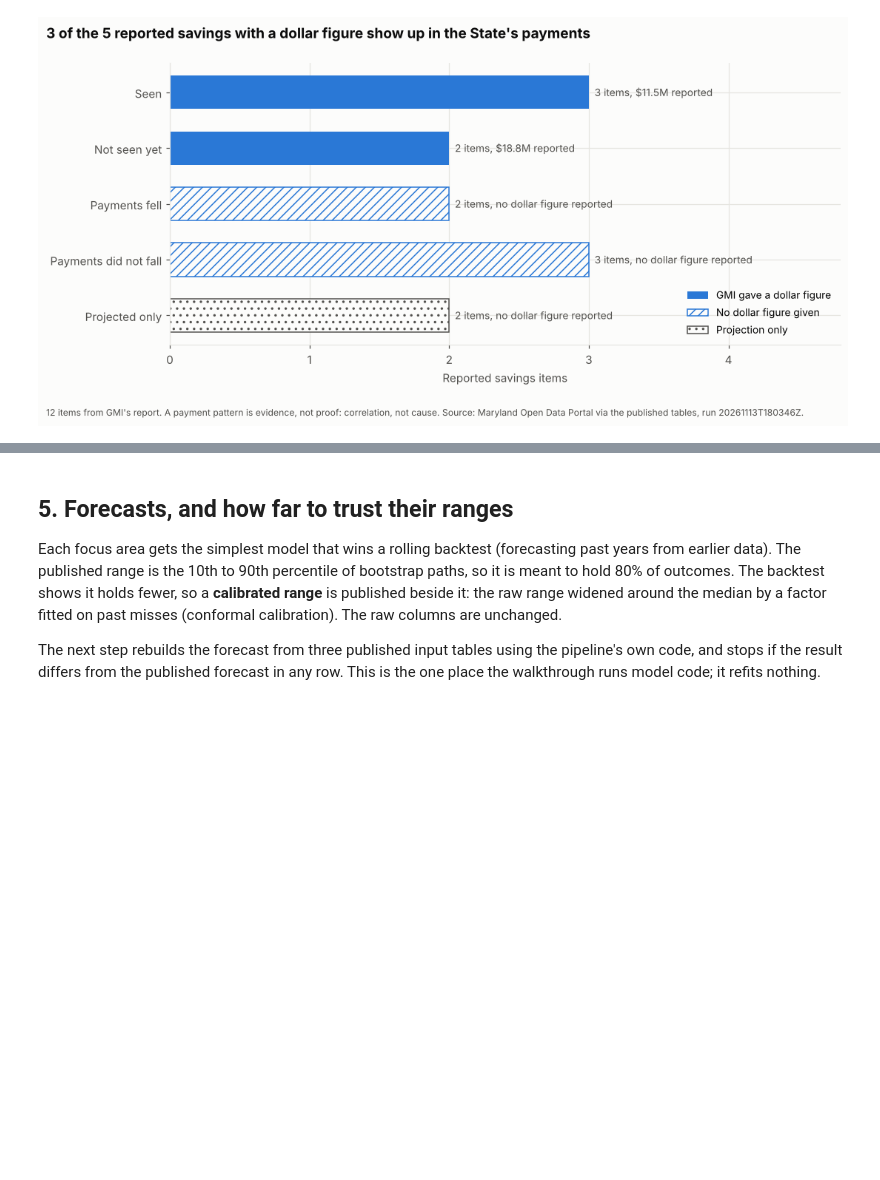
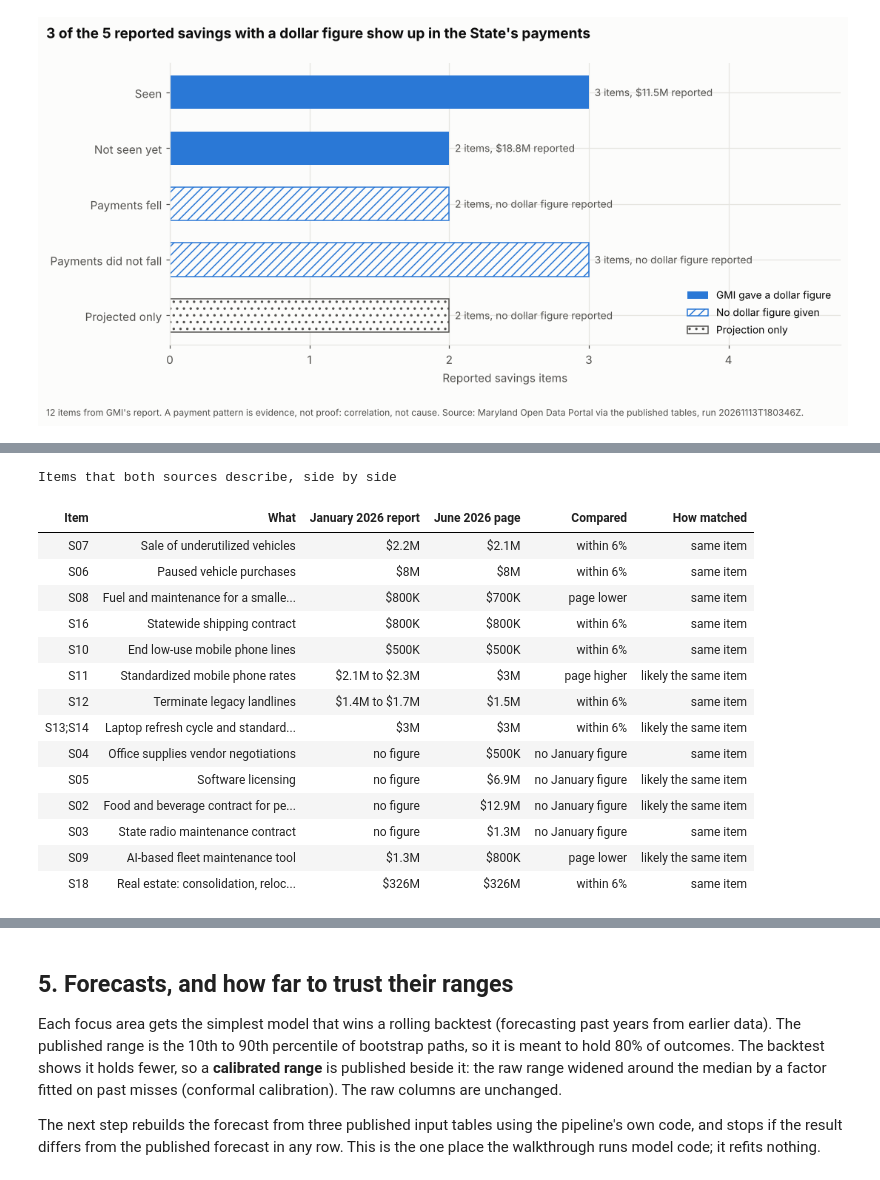
Before and after one commit to EVO3-Ecosystem/gmi-savings-tracker-v3, a Jupyter notebook: notebooks/walkthrough.ipynb, the cells around one changed output, grey strips where cells are left out. Cells and saved outputs as stored; diff of their text form; code cells hidden in the pictures; blank space fills up the shorter version.

```diff
--- a/notebooks/walkthrough.ipynb
+++ b/notebooks/walkthrough.ipynb
@@ -198,0 +207,16 @@ Each reported savings item and the matching payments
+# %%
+cl, cmp = V.claims_view()
+srcs = cl.drop_duplicates("source_id")[["source_title", "as_of", "retrieved", "url"]].copy()
+srcs["link"] = [f'<a href="{u}">{u}</a>' for u in srcs.url]
+srcs = srcs[["source_title", "as_of", "retrieved", "link"]]
+srcs.columns = ["Source", "Status as of", "Retrieved", "Link"]
+display(V.table(srcs, "The sources of reported savings figures, and their dates"))
+jan_saved = cl[(cl.source_id == "JCR_2026_01") & cl.basis.str.contains("Saved in FY2026")].amount_low.sum()
+page_total = cl[cl.claim_id == "GOVPAGE_2026_06-G00"].amount_low.iloc[0]
+head = pd.DataFrame([
+    ("January 26, 2026 report", "Saved in FY2026 (the items it describes as saved)", jan_saved, "The report's own FY2026 total; yearly savings under way or projected are not added."),
+    ("Governor's page (as of June 2026)", "Implemented actions to save", page_total, "The page broadened the goal to a variety of fund sources and does not split one-time from yearly savings."),
+], columns=["Source", "What it counts", "Amount", "Note"])
+display(V.table(head, "The two headline totals", money=["Amount"]))
+display(Markdown("The totals are different counts, not rival measurements of one thing, and **the tracker has verified neither**: payments can speak to only some items (section 4). "
+                 "This page therefore quotes both, each with its source, and does not choose between them."))
@@ -198,0 +234,37 @@ Each reported savings item and the matching payments
+# %%
+def amt(lo, hi):
+    if pd.isna(lo):
+        return "no figure"
+    return money(lo) if lo == hi else f"{money(lo)} to {money(hi)}"
+cmp2 = cmp.assign(
+    january=[amt(a, b) for a, b in zip(cmp.january_low, cmp.january_high)],
+    page=[money(x) for x in cmp.page_amount],
+    gap=[("no January figure" if pd.isna(lo) else ("within 6%" if abs(p - (lo + hi) / 2) < 0.06 * p else ("page higher" if p > (lo + hi) / 2 else "page lower"))) for lo, hi, p in zip(cmp.january_low, cmp.january_high, cmp.page_amount)],
+)
+cmp2["match"] = cmp2.mapping.map(lambda m: "likely the same item" if "likely" in m else "same item")
+view = cmp2[["saving_id", "item", "january", "page", "gap", "match"]]
+view.columns = ["Item", "What", "January 2026 report", "June 2026 page", "Compared", "How matched"]
+display(V.table(view, "Items that both sources describe, side by side"))
+lev = cl[(cl.source_id == "GOVPAGE_2026_06") & cl.saving_id.isin(["S02", "S03", "S04", "S05"])]
+display(Markdown(f"**Where they differ.** For the four contract types behind the report's $18M (items S02 to S05), the report gives no split; the page gives lines that add to {money(lev.amount_low.sum())} "
+                 f"({', '.join(sorted(set(lev.saving_id)))}), and a further {money(cl[cl.claim_id == 'GOVPAGE_2026_06-G11'].amount_low.iloc[0])} for IT services contracts that matches no January item. "
+                 f"Neither document says how its lines relate to the other. Differences of a few percent look like rounding; larger ones (mobile phone rates, the fleet maintenance tool) may be timing or scope. "
+                 f"**Matching a page line to a January item is this tracker's reading.** Where the table says *likely*, the page does not name the item. The page also lists lines with no January item at all "
+                 f"({len(cl[(cl.source_id == 'GOVPAGE_2026_06') & (cl.saving_id == '') & (cl.claim_id != 'GOVPAGE_2026_06-G00')])} of them, including about {money(cl[cl.claim_id == 'GOVPAGE_2026_06-G17'].amount_low.iloc[0])} projected for the Department of Information Technology)."))
+# %% [output]
+Items that both sources describe, side by side
+| Item | What | January 2026 report | June 2026 page | Compared | How matched |
+| S07 | Sale of underutilized vehicles | $2.2M | $2.1M | within 6% | same item |
+| S06 | Paused vehicle purchases | $8M | $8M | within 6% | same item |
+| S08 | Fuel and maintenance for a smalle... | $800K | $700K | page lower | same item |
+| S16 | Statewide shipping contract | $800K | $800K | within 6% | same item |
+| S10 | End low-use mobile phone lines | $500K | $500K | within 6% | same item |
+| S11 | Standardized mobile phone rates | $2.1M to $2.3M | $3M | page higher | likely the same item |
+| S12 | Terminate legacy landlines | $1.4M to $1.7M | $1.5M | within 6% | same item |
+| S13;S14 | Laptop refresh cycle and standard... | $3M | $3M | within 6% | likely the same item |
+| S04 | Office supplies vendor negotiations | no figure | $500K | no January figure | same item |
+| S05 | Software licensing | no figure | $6.9M | no January figure | likely the same item |
+| S02 | Food and beverage contract for pe... | no figure | $12.9M | no January figure | likely the same item |
+| S03 | State radio maintenance contract | no figure | $1.3M | no January figure | same item |
+| S09 | AI-based fleet maintenance tool | $1.3M | $800K | page lower | likely the same item |
+| S18 | Real estate: consolidation, reloc... | $326M | $326M | within 6% | same item |
```
Also changed, not shown: parts of 5 cells of this notebook, 19 other files.
